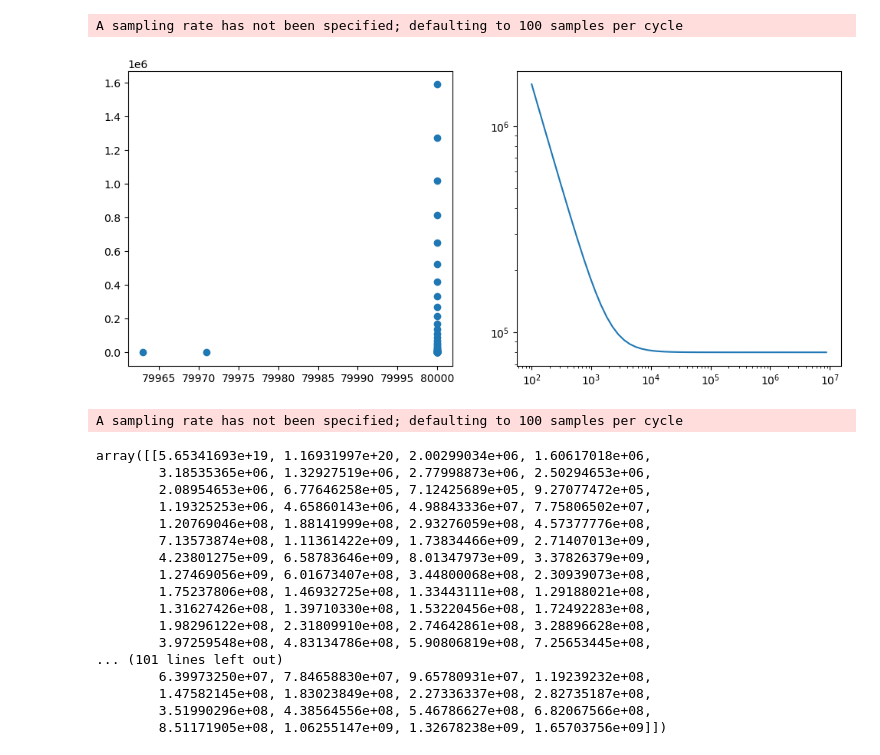
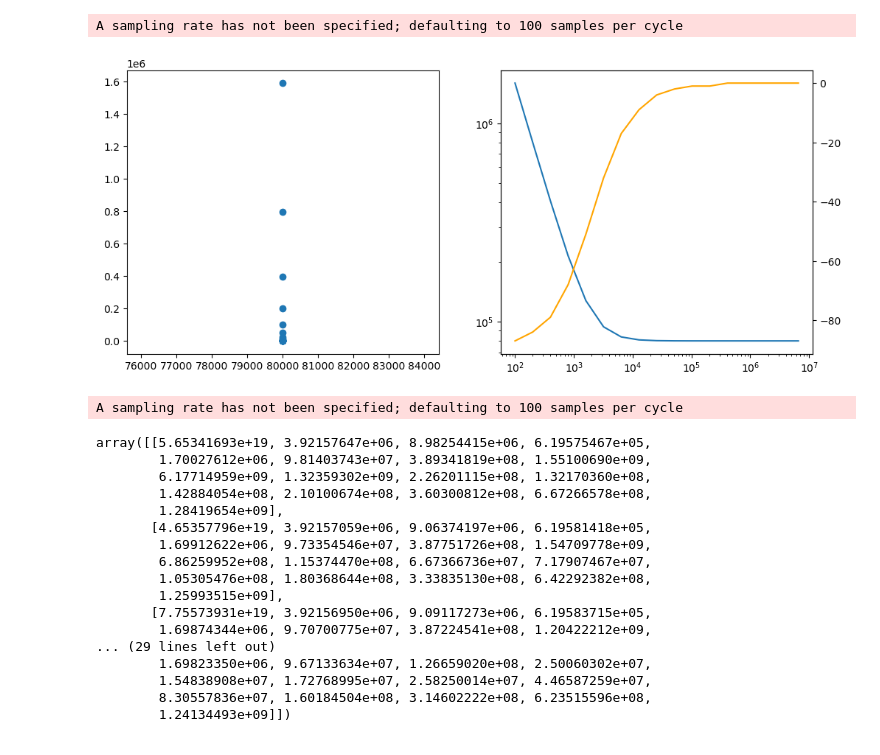
Before and after one commit to nazeern/nanotech, a Jupyter notebook: SimRC.ipynb, the cells around one changed output. Saved outputs shown, nothing was run; the diff lists cells and outputs as text; code cells hidden in the pictures.

Commit message:
Implement virtual device, nyquist and bode plot data viz

```diff
--- a/SimRC.ipynb
+++ b/SimRC.ipynb
@@ -459,7 +459,7 @@ def generate_readings(R, C, start_freq, end_freq, cycle_num, form="sin", ex_cyc=
 
             res.append(Z_tri)
 
-        curr_freq *= 1.25
+        curr_freq *= 2
 
     return freqs, res
 # %%
@@ -580,18 +580,18 @@ A sampling rate has not been specified; defaulting to 100 samples per cycle
 # %%
 fig, ax = plt.subplots(1, 2, figsize=(12, 5))
 
 ax[0].scatter(np.rint(Z.real), np.rint(-Z.imag))
 
 deg = np.angle(Z) / (2 * np.pi) * 360
 ax[1].plot(freqs, abs(Z))
-# ax2 = ax[1].twinx()
-# ax2.plot(freqs, np.rint(np.angle(Z) / (2 * np.pi) * 360), color="orange")
+ax2 = ax[1].twinx()
+ax2.plot(freqs, np.rint(np.angle(Z) / (2 * np.pi) * 360), color="orange")
 
 
 ax[1].set_xscale("log")
 ax[1].set_yscale("log")
 # %% [output]
-[figure, old version]
+[figure, new version]
 # %%
 # Generate impedances at various frequencies, one frequency-impedance list for each capacitance value
 # C_vals = [1.25**p for p in range(-9, 0, 1)]
@@ -608,20 +608,20 @@ A sampling rate has not been specified; defaulting to 100 samples per cycle
 Z_vals = np.array(Z_vals)
 abs(Z_vals)
 # %% [output]
-array([[5.65341693e+19, 1.16931997e+20, 2.00299034e+06, 1.60617018e+06,
-        3.18535365e+06, 1.32927519e+06, 2.77998873e+06, 2.50294653e+06,
-        2.08954653e+06, 6.77646258e+05, 7.12425689e+05, 9.27077472e+05,
-        1.19325253e+06, 4.65860143e+06, 4.98843336e+07, 7.75806502e+07,
-        1.20769046e+08, 1.88141999e+08, 2.93276059e+08, 4.57377776e+08,
-        7.13573874e+08, 1.11361422e+09, 1.73834466e+09, 2.71407013e+09,
-        4.23801275e+09, 6.58783646e+09, 8.01347973e+09, 3.37826379e+09,
-        1.27469056e+09, 6.01673407e+08, 3.44800068e+08, 2.30939073e+08,
-        1.75237806e+08, 1.46932725e+08, 1.33443111e+08, 1.29188021e+08,
-        1.31627426e+08, 1.39710330e+08, 1.53220456e+08, 1.72492283e+08,
-        1.98296122e+08, 2.31809910e+08, 2.74642861e+08, 3.28896628e+08,
-        3.97259548e+08, 4.83134786e+08, 5.90806819e+08, 7.25653445e+08,
-... (101 lines left out)
-        6.39973250e+07, 7.84658830e+07, 9.65780931e+07, 1.19239232e+08,
-        1.47582145e+08, 1.83023849e+08, 2.27336337e+08, 2.82735187e+08,
-        3.51990296e+08, 4.38564556e+08, 5.46786627e+08, 6.82067566e+08,
-        8.51171905e+08, 1.06255147e+09, 1.32678238e+09, 1.65703756e+09]])
+array([[5.65341693e+19, 3.92157647e+06, 8.98254415e+06, 6.19575467e+05,
+        1.70027612e+06, 9.81403743e+07, 3.89341819e+08, 1.55100690e+09,
+        6.17714959e+09, 1.32359302e+09, 2.26201115e+08, 1.32170360e+08,
+        1.42884054e+08, 2.10100674e+08, 3.60300812e+08, 6.67266578e+08,
+        1.28419654e+09],
+       [4.65357796e+19, 3.92157059e+06, 9.06374197e+06, 6.19581418e+05,
+        1.69912622e+06, 9.73354546e+07, 3.87751726e+08, 1.54709778e+09,
+        6.86259952e+08, 1.15374470e+08, 6.67366736e+07, 7.17907467e+07,
+        1.05305476e+08, 1.80368644e+08, 3.33835130e+08, 6.42292382e+08,
+        1.25993515e+09],
+       [7.75573931e+19, 3.92156950e+06, 9.09117273e+06, 6.19583715e+05,
+        1.69874344e+06, 9.70700775e+07, 3.87224541e+08, 1.20422212e+09,
+... (29 lines left out)
+        1.69823350e+06, 9.67133634e+07, 1.26659020e+08, 2.50060302e+07,
+        1.54838908e+07, 1.72768995e+07, 2.58250014e+07, 4.46587259e+07,
+        8.30557836e+07, 1.60184504e+08, 3.14602222e+08, 6.23515596e+08,
+        1.24134493e+09]])
```
Also changed, not shown: parts of 3 cells of this notebook, 2 other files.
